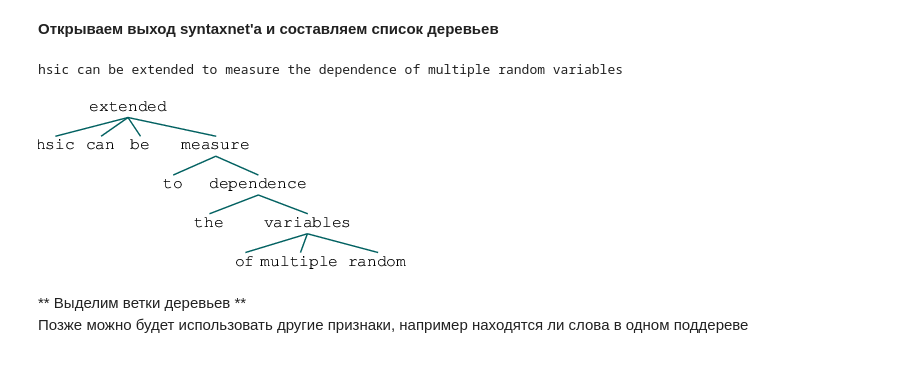
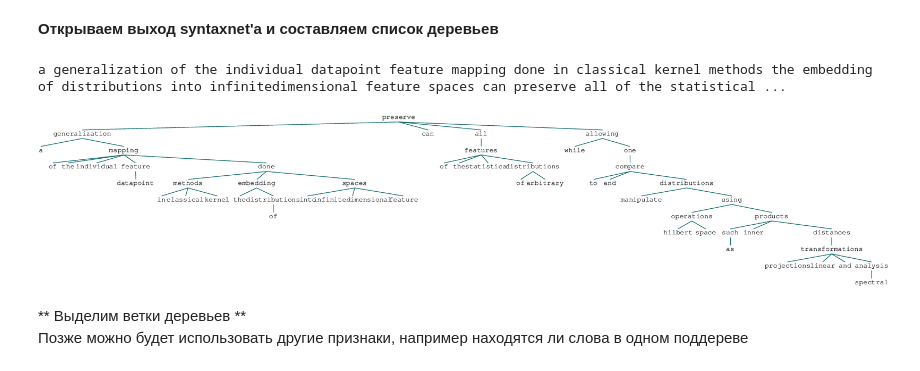
Before and after one commit to NickShatalov/collocations_extractor, a Jupyter notebook: main/main.ipynb, the cells around one changed output. Cells and saved outputs as stored; diff of their text form; code cells hidden in the pictures.

```diff
--- a/main/main.ipynb
+++ b/main/main.ipynb
@@ -284,3 +287,6 @@ syntaxnet_out.head()
+# %%
+with open("syntaxnet_out.pkl", 'wb') as f:
+    pkl.dump(syntaxnet_out, f)
 # %% [markdown]
 **Записываем полученную лемматизированную коллекцию в файл**
 # %%
@@ -332,14 +338,14 @@ for sentence in processed_sentences:
 del deps[-1] # empty sentence
 # %%
 # Example
-sent_dep = deps[50]
+sent_dep = deps[1]
 graph = nltk.DependencyGraph(tree_str=sent_dep)
 tree = graph.tree()
-print(sentences[50])
+print(sentences[1])
 tree
 # %% [output]
-hsic can be extended to measure the dependence of multiple random variables
+a generalization of the individual datapoint feature mapping done in classical kernel methods the embedding of distributions into infinitedimensional feature spaces can preserve all of the statistical ...
-[figure, old version]
+[figure, new version]
 # %% [markdown]
 ** Выделим ветки деревьев **<br>
 Позже можно будет использовать другие признаки, например находятся ли слова в одном поддереве
```
Also changed, not shown: parts of 10 cells of this notebook.
